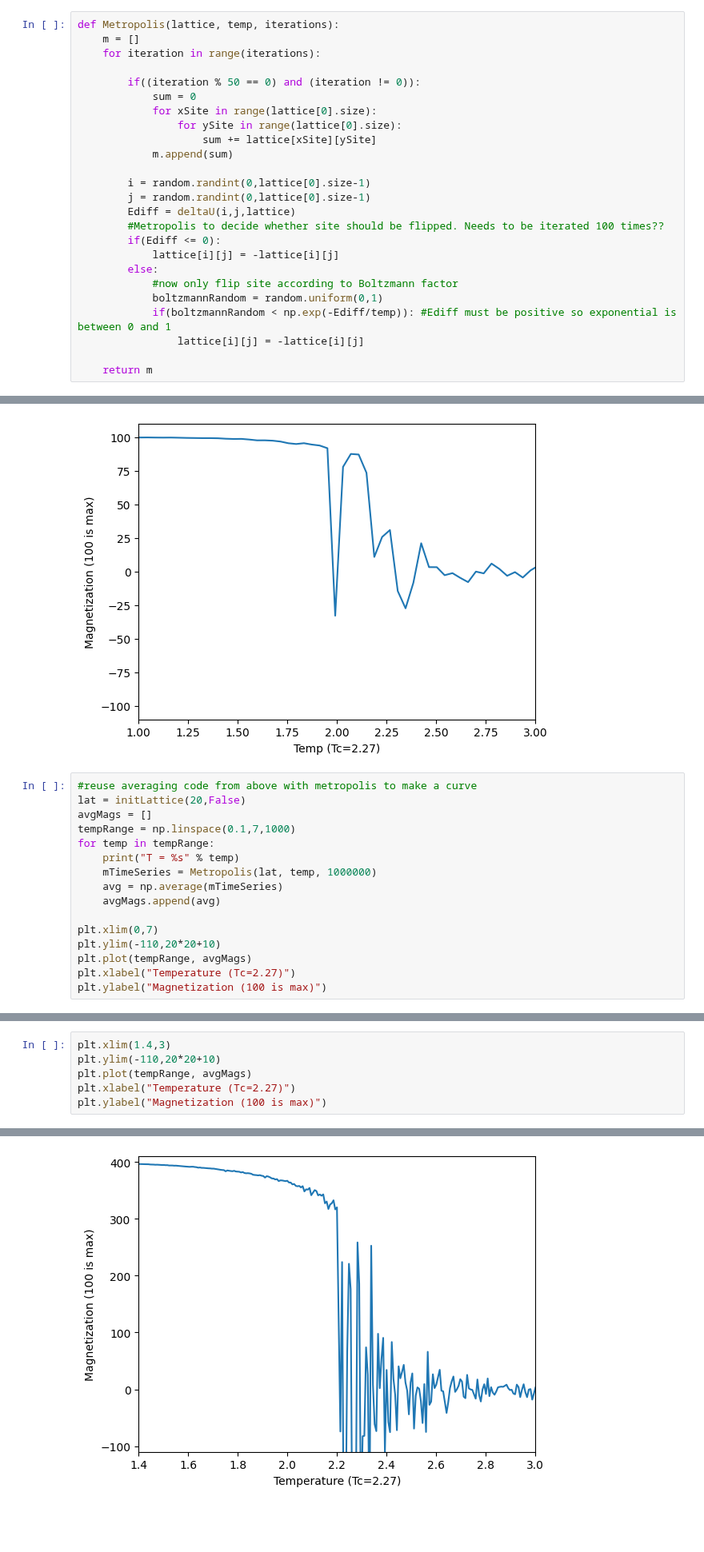
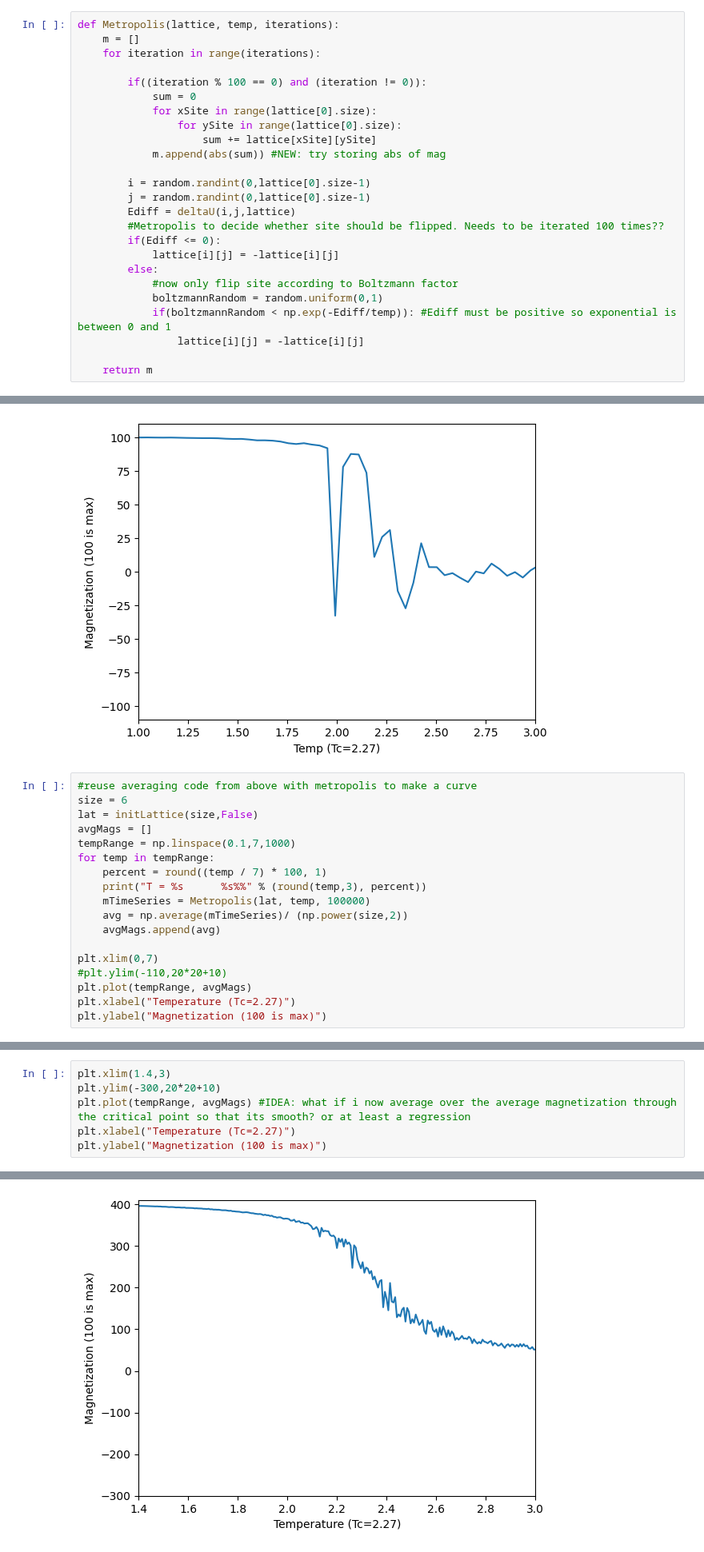
Before and after one commit to noahchanoah/thesis, a Jupyter notebook: Fising.ipynb, the cells around one changed output, grey strips where cells are left out. Shown at 80% size. Cells and saved outputs as stored; diff of their text form; blank space fills up the shorter version.

Commit message:
Add ABS to Metropolis for Critical slowdown

```diff
--- a/Fising.ipynb
+++ b/Fising.ipynb
@@ -100,12 +100,12 @@ def Metropolis(lattice, temp, iterations):
     m = []
     for iteration in range(iterations):
 
-        if((iteration % 50 == 0) and (iteration != 0)):
+        if((iteration % 100 == 0) and (iteration != 0)):
             sum = 0
             for xSite in range(lattice[0].size):
                 for ySite in range(lattice[0].size):
                     sum += lattice[xSite][ySite]
-            m.append(sum)
+            m.append(abs(sum)) #NEW: try storing abs of mag
 
         i = random.randint(0,lattice[0].size-1)
         j = random.randint(0,lattice[0].size-1)
@@ -171,17 +171,19 @@ Text(0, 0.5, 'Magnetization (100 is max)')
 [figure]
 # %%
 #reuse averaging code from above with metropolis to make a curve
-lat = initLattice(20,False)
+size = 6
+lat = initLattice(size,False)
 avgMags = []
 tempRange = np.linspace(0.1,7,1000)
 for temp in tempRange:
-    print("T = %s" % temp)
-    mTimeSeries = Metropolis(lat, temp, 1000000)
-    avg = np.average(mTimeSeries)
+    percent = round((temp / 7) * 100, 1)
+    print("T = %s      %s%%" % (round(temp,3), percent))
+    mTimeSeries = Metropolis(lat, temp, 100000)
+    avg = np.average(mTimeSeries)/ (np.power(size,2))
     avgMags.append(avg)
 
 plt.xlim(0,7)
-plt.ylim(-110,20*20+10)
+#plt.ylim(-110,20*20+10)
 plt.plot(tempRange, avgMags)
 plt.xlabel("Temperature (Tc=2.27)")
 plt.ylabel("Magnetization (100 is max)")
@@ -208,11 +210,11 @@ Text(0, 0.5, 'Magnetization (100 is max)')
 # %%
 plt.xlim(1.4,3)
-plt.ylim(-110,20*20+10)
-plt.plot(tempRange, avgMags)
+plt.ylim(-300,20*20+10)
+plt.plot(tempRange, avgMags) #IDEA: what if i now average over the average magnetization through the critical point so that its smooth? or at least a regression
 plt.xlabel("Temperature (Tc=2.27)")
 plt.ylabel("Magnetization (100 is max)")
 # %% [output]
 Text(0, 0.5, 'Magnetization (100 is max)')
-[figure, old version]
+[figure, new version]
 # %%
 #reuse averaging code from above with metropolis to make a curve
```
Also changed, not shown: parts of 9 cells of this notebook.
